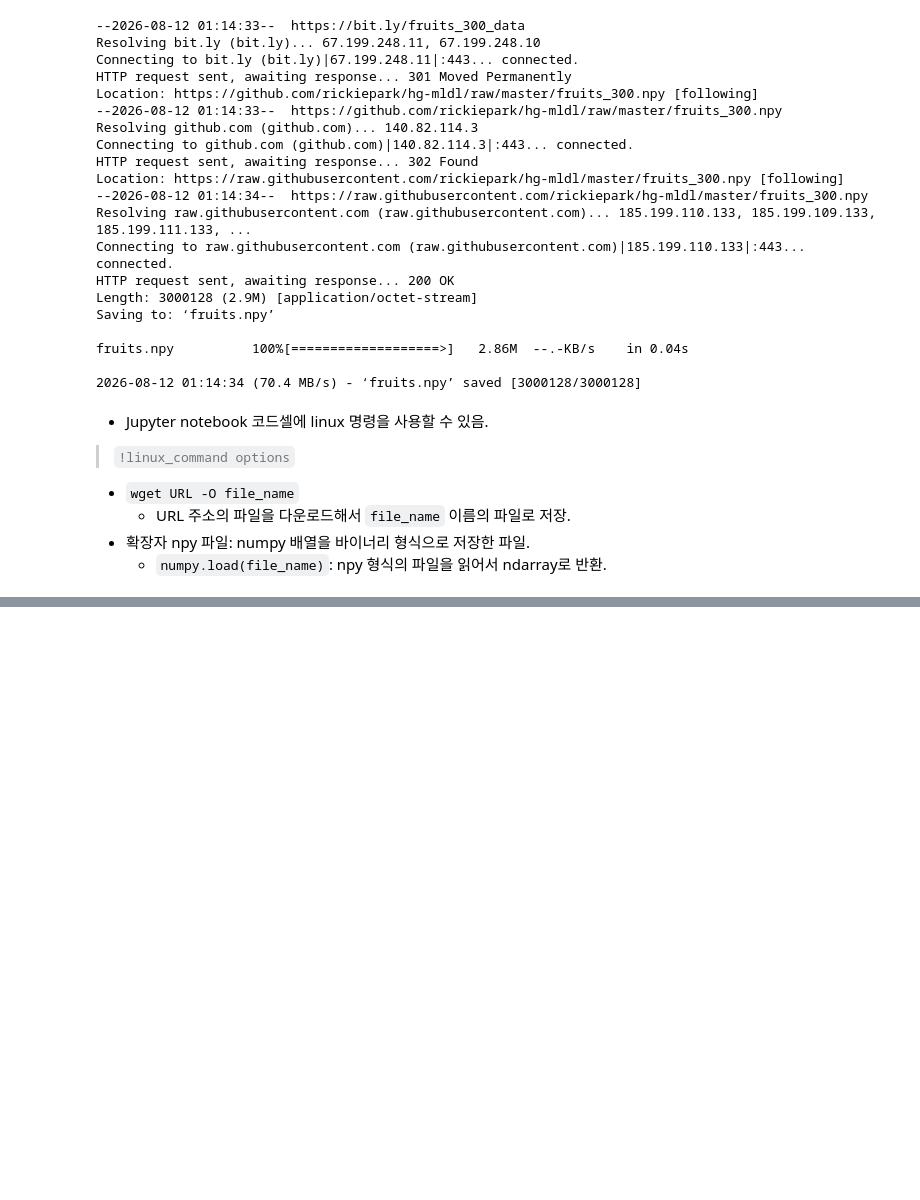
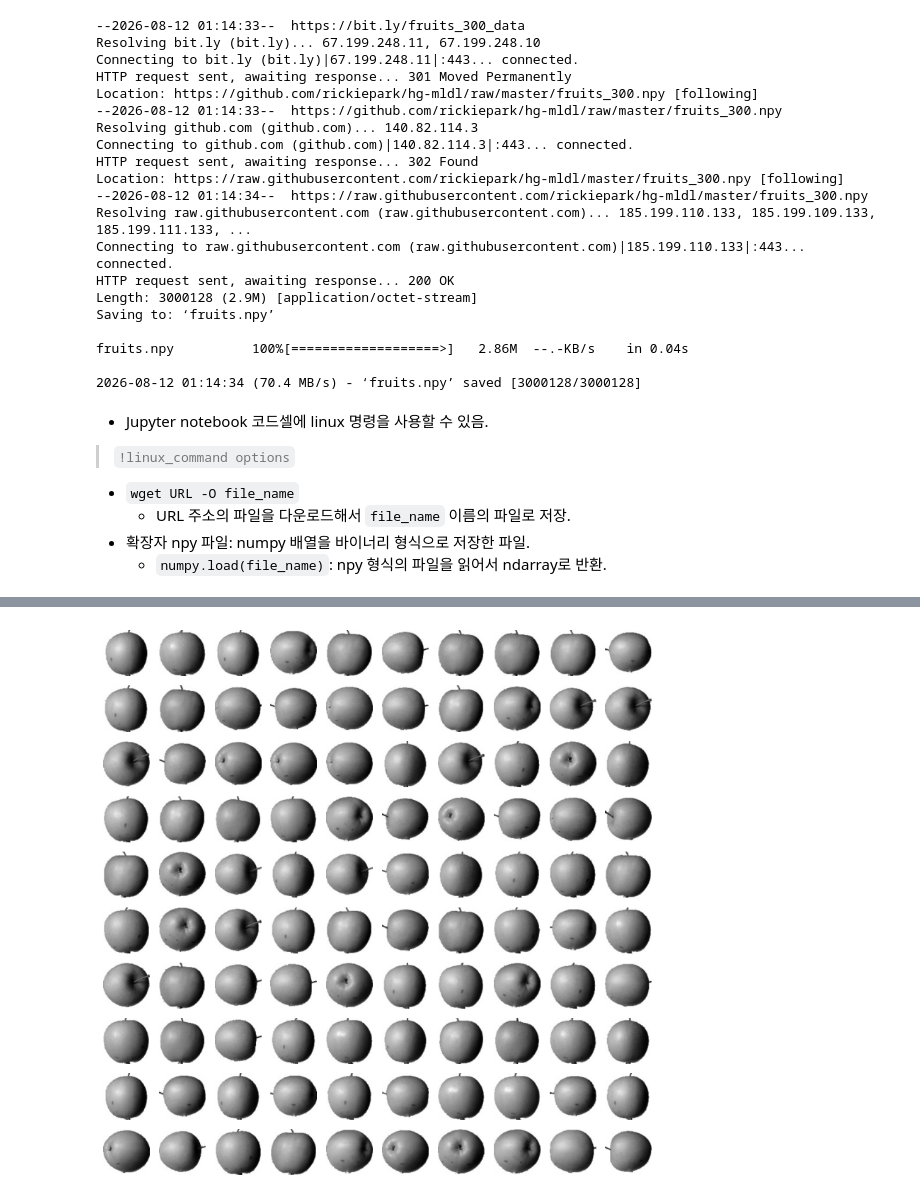
Before and after one commit to JakeOh/202605_BD57, a Jupyter notebook: lab_ml/ml14_clustering.ipynb, the cells around one changed output, grey strips where cells are left out. Cells and saved outputs as stored; diff of their text form; code cells hidden in the pictures; blank space fills up the shorter version.

```diff
--- a/lab_ml/ml14_clustering.ipynb
+++ b/lab_ml/ml14_clustering.ipynb
@@ -52,0 +74,24 @@ fruits.shape
+# %%
+def plot_img_array(arr, ncols=10):
+    # arr: (n_samples, height, width) 모양의 3차원 배열.
+    # ncols: Axes(서브 플롯)의 열(column) 개수
+
+    n = len(arr)  # 배열의 아이템(2차원 배열) 개수
+    nrows = int(np.ceil(n / ncols))  # Axes(서브 플롯)의 행(row) 개수
+
+    fig, axes = plt.subplots(nrows, ncols, figsize=(ncols, nrows))
+    #> figsize=(figure_width, figure_height) 설정.
+
+    for i in range(nrows):
+        for j in range(ncols):
+            idx = i * ncols + j
+            if idx < n:  # 인덱스 idx는 배열 arr의 아이템 개수보다 크면 안되기 때문에.
+                img = arr[idx]
+                axes[i, j].imshow(img, cmap=plt.cm.binary)
+            axes[i, j].axis('off')
+
+    plt.show()
+# %%
+plot_img_array(fruits[:100])
+# %% [output]
+[figure, added]
```
Also changed, not shown: parts of 9 cells of this notebook.
